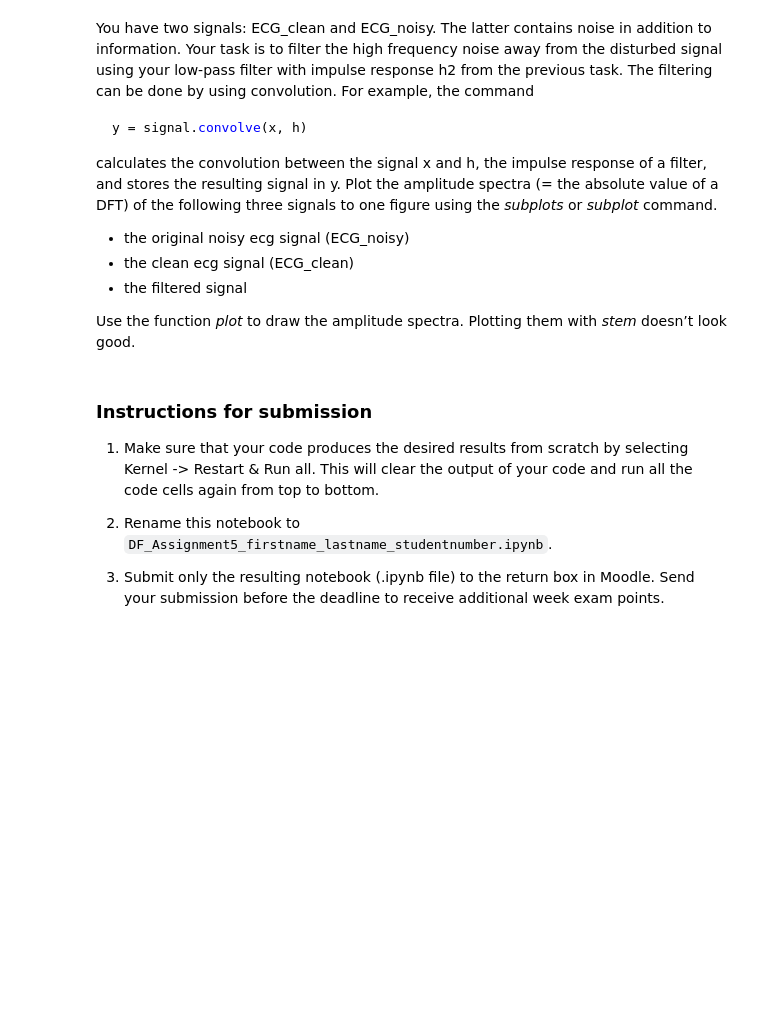
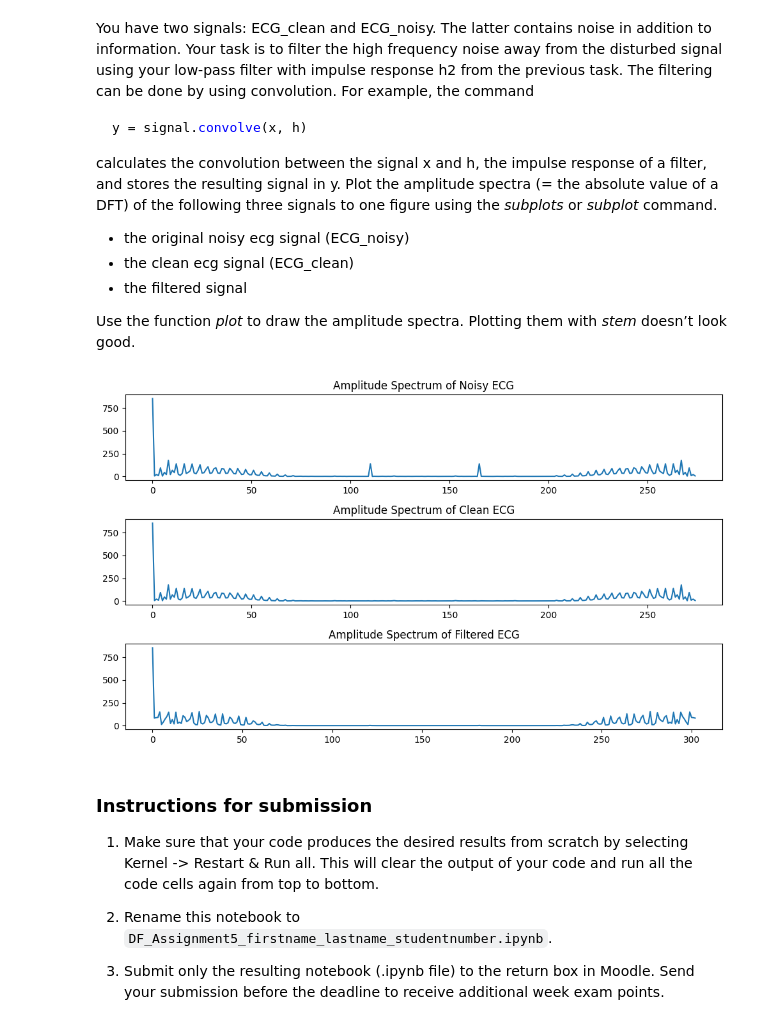
Before and after one commit to TheRealDarkCoder/Digital_Filters_2026, a Jupyter notebook: Assignments/Assignment-5/DF_Assignment5_Ahmed_Zuhayr_2307677.ipynb, the cells around one changed output. Cells and saved outputs as stored; diff of their text form; code cells hidden in the pictures; blank space fills up the shorter version.

````diff
--- a/Assignments/Assignment-5/DF_Assignment5_Ahmed_Zuhayr_2307677.ipynb
+++ b/Assignments/Assignment-5/DF_Assignment5_Ahmed_Zuhayr_2307677.ipynb
@@ -83,9 +83,12 @@ h2 = np.real(h2)
 ```
 # %%
 # calculcate the inverse dft for the sampled frequency responses
-
+h0 = np.fft.ifft(H0_ideal)
+h2 = np.fft.ifft(H2_ideal)
 
 # take the real part of each resulting impulse response
+h0 = np.real(h0)
+h2 = np.real(h2)
 # %% [markdown]
 Run the following commands to plot the final 512-point amplitude responses of the filters in the same figures with the original samples from the ideal frequency response:
 # %%
@@ -141,3 +141,25 @@ with *stem* doesn’t look good.
+# %%
+# filter ECG_noisy using the low pass filter
+ECG_filtered = signal.convolve(ECG_noisy, h2)
+
+# plot ECG_noisy, ECG_clean and the filtered signal
+plt.figure(figsize=(10, 6))
+plt.subplot(3, 1, 1)
+plt.plot(np.abs(np.fft.fft(ECG_noisy)))
+plt.title("Amplitude Spectrum of Noisy ECG")
+
+plt.subplot(3, 1, 2)
+plt.plot(np.abs(np.fft.fft(ECG_clean)))
+plt.title("Amplitude Spectrum of Clean ECG")
+
+plt.subplot(3, 1, 3)
+plt.plot(np.abs(np.fft.fft(ECG_filtered)))
+plt.title("Amplitude Spectrum of Filtered ECG")
+
+plt.tight_layout()
+plt.show()
+# %% [output]
+[figure, added]
 # %% [markdown]
 ### Instructions for submission
 1. Make sure that your code produces the desired results from scratch by selecting Kernel -> Restart & Run all. This will clear the output of your code and run all the code cells again from top to bottom.
````
Also changed, not shown: parts of 4 cells of this notebook.
